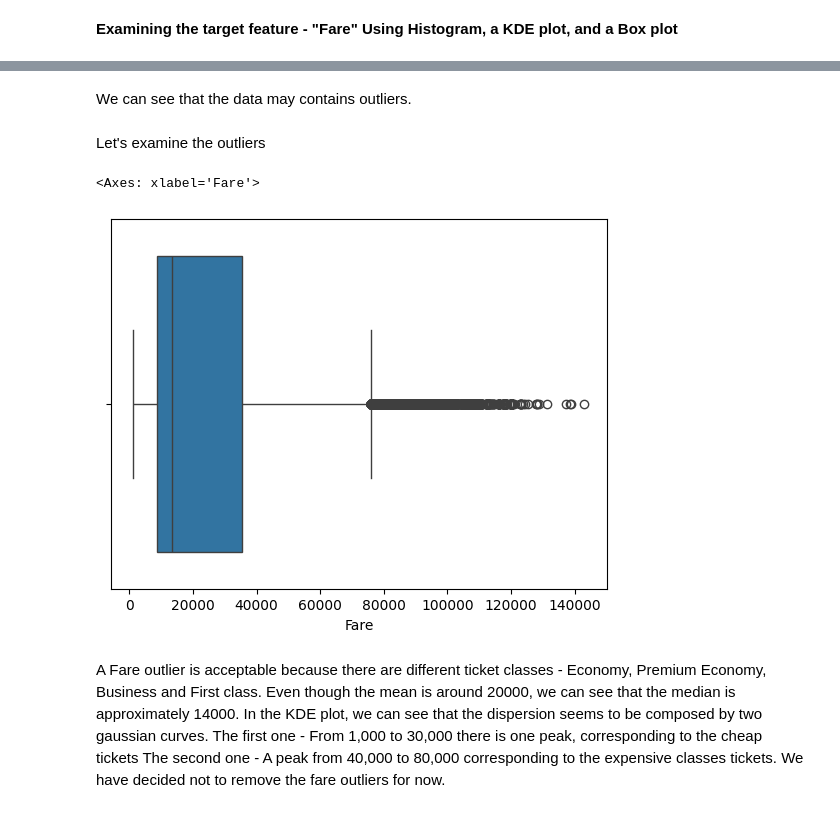
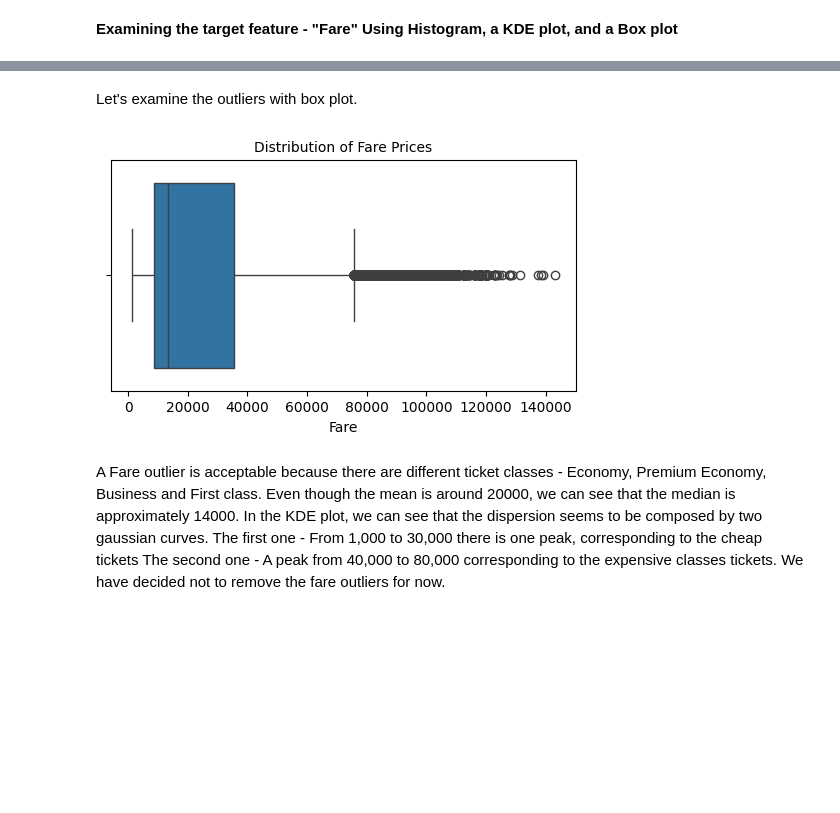
Before and after one commit to NoamGini/Tabular-data-science---Airfare, a Jupyter notebook: Pipeline.ipynb, the cells around one changed output, grey strips where cells are left out. Cells and saved outputs as stored; diff of their text form; code cells hidden in the pictures; blank space fills up the shorter version.

```diff
--- a/Pipeline.ipynb
+++ b/Pipeline.ipynb
@@ -85,12 +69,12 @@ sns.kdeplot(dtf.Fare)
-# %% [markdown]
-We can see that the data may contains outliers.
 # %% [markdown]
-Let's examine the outliers
+Let's examine the outliers with box plot.
 # %%
+plt.figure(figsize=(6, 3))
 sns.boxplot(dtf.Fare, orient="h")
+plt.title("Distribution of Fare Prices", fontsize=10)
+plt.show()
 # %% [output]
-<Axes: xlabel='Fare'>
-[figure, old version]
+[figure, new version]
 # %% [markdown]
 A Fare outlier is acceptable because there are different ticket classes - Economy, Premium Economy, Business and First class.
 Even though the mean is around 20000, we can see that the median is approximately 14000.
```
Also changed, not shown: parts of 133 cells of this notebook.
